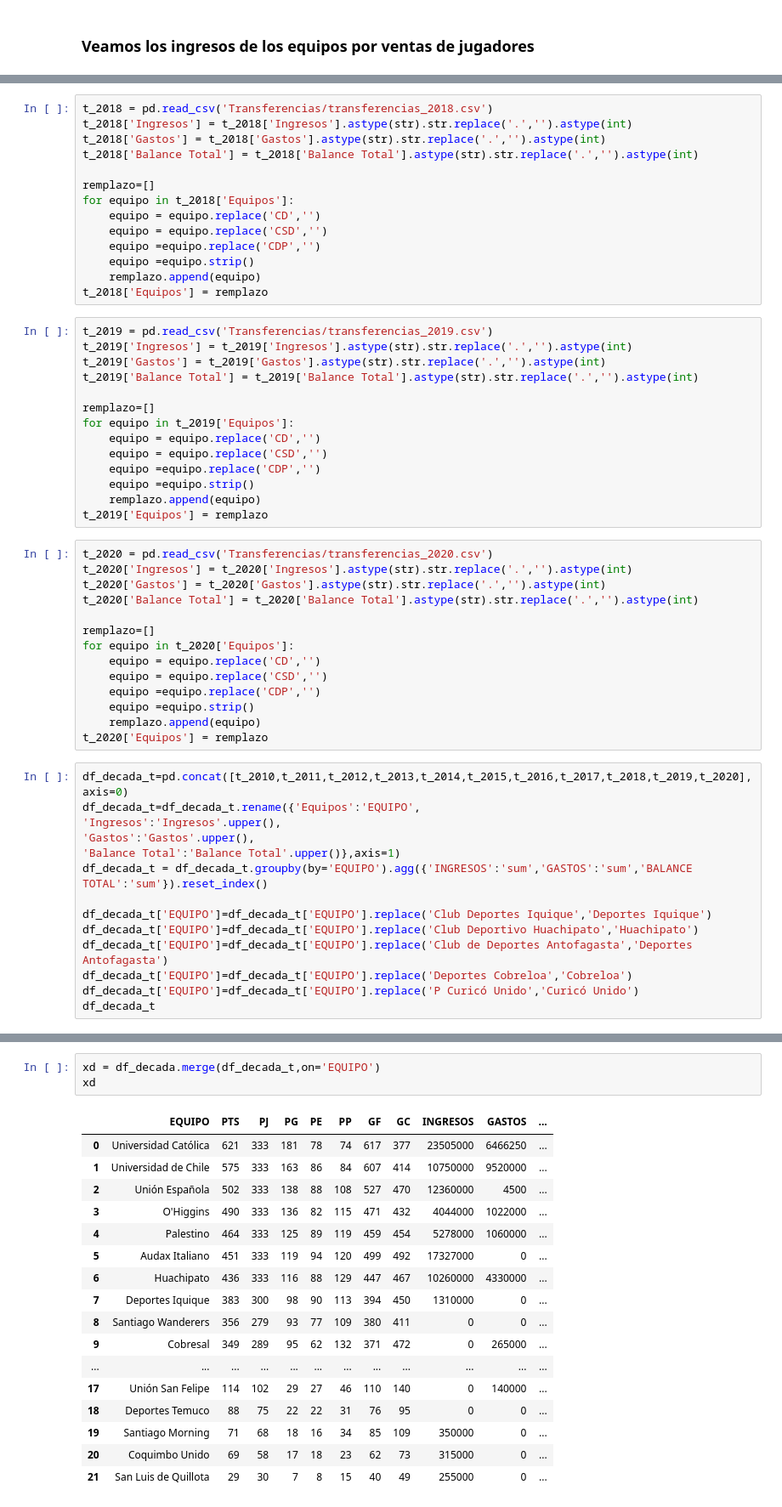
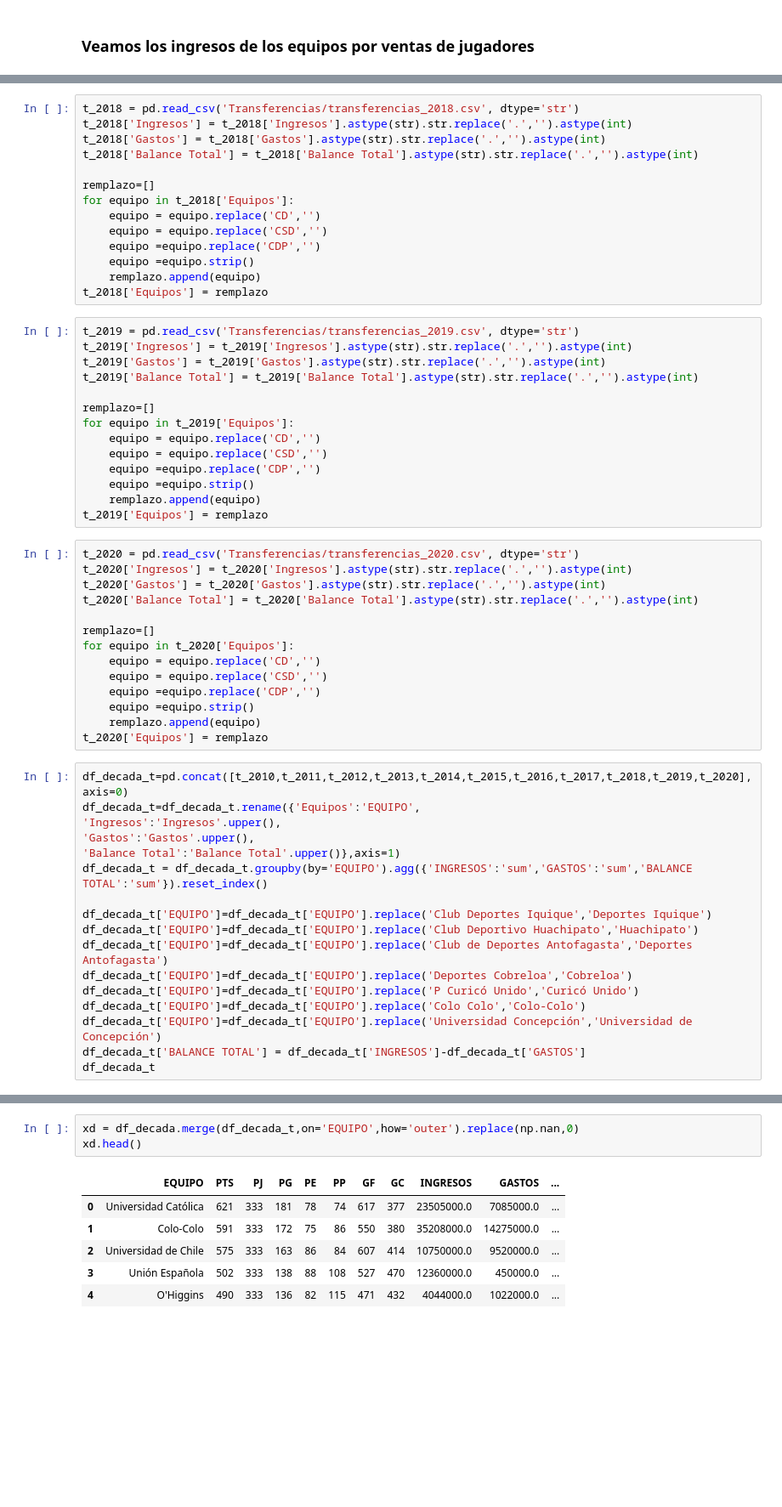
Before and after one commit to fmeza7/Proyecto_Cs_Datos_Grupo_1, a Jupyter notebook: Proyecto.ipynb, the cells around one changed output, grey strips where cells are left out. Shown at 85% size. Drawn from its saved outputs; the diff is of its cells as text; blank space fills up the shorter version.

```diff
--- a/Proyecto.ipynb
+++ b/Proyecto.ipynb
@@ -596,7 +596,7 @@ for equipo in t_2017['Equipos']:
     remplazo.append(equipo)
 t_2017['Equipos'] = remplazo
 # %%
-t_2018 = pd.read_csv('Transferencias/transferencias_2018.csv')
+t_2018 = pd.read_csv('Transferencias/transferencias_2018.csv', dtype='str')
 t_2018['Ingresos'] = t_2018['Ingresos'].astype(str).str.replace('.','').astype(int)
 t_2018['Gastos'] = t_2018['Gastos'].astype(str).str.replace('.','').astype(int)
 t_2018['Balance Total'] = t_2018['Balance Total'].astype(str).str.replace('.','').astype(int)
@@ -610,7 +610,7 @@ for equipo in t_2018['Equipos']:
     remplazo.append(equipo)
 t_2018['Equipos'] = remplazo
 # %%
-t_2019 = pd.read_csv('Transferencias/transferencias_2019.csv')
+t_2019 = pd.read_csv('Transferencias/transferencias_2019.csv', dtype='str')
 t_2019['Ingresos'] = t_2019['Ingresos'].astype(str).str.replace('.','').astype(int)
 t_2019['Gastos'] = t_2019['Gastos'].astype(str).str.replace('.','').astype(int)
 t_2019['Balance Total'] = t_2019['Balance Total'].astype(str).str.replace('.','').astype(int)
@@ -624,7 +624,7 @@ for equipo in t_2019['Equipos']:
     remplazo.append(equipo)
 t_2019['Equipos'] = remplazo
 # %%
-t_2020 = pd.read_csv('Transferencias/transferencias_2020.csv')
+t_2020 = pd.read_csv('Transferencias/transferencias_2020.csv', dtype='str')
 t_2020['Ingresos'] = t_2020['Ingresos'].astype(str).str.replace('.','').astype(int)
 t_2020['Gastos'] = t_2020['Gastos'].astype(str).str.replace('.','').astype(int)
 t_2020['Balance Total'] = t_2020['Balance Total'].astype(str).str.replace('.','').astype(int)
@@ -650,6 +650,9 @@ df_decada_t['EQUIPO']=df_decada_t['EQUIPO'].replace('Club Deportivo Huachipato',
 df_decada_t['EQUIPO']=df_decada_t['EQUIPO'].replace('Club de Deportes Antofagasta','Deportes Antofagasta')
 df_decada_t['EQUIPO']=df_decada_t['EQUIPO'].replace('Deportes Cobreloa','Cobreloa')
 df_decada_t['EQUIPO']=df_decada_t['EQUIPO'].replace('P Curicó Unido','Curicó Unido')
+df_decada_t['EQUIPO']=df_decada_t['EQUIPO'].replace('Colo Colo','Colo-Colo')
+df_decada_t['EQUIPO']=df_decada_t['EQUIPO'].replace('Universidad Concepción','Universidad de Concepción')
+df_decada_t['BALANCE TOTAL'] = df_decada_t['INGRESOS']-df_decada_t['GASTOS']
 df_decada_t
 # %% [output]
 |  | EQUIPO | INGRESOS | GASTOS | BALANCE TOTAL |
@@ -670,26 +673,15 @@ df_decada_t
 | 22 | Unión San Felipe | 0 | 140000 | -140000 |
 | 23 | Ñublense | 40000 | 800000 | -760000 |
 # %%
-xd = df_decada.merge(df_decada_t,on='EQUIPO')
-xd
+xd = df_decada.merge(df_decada_t,on='EQUIPO',how='outer').replace(np.nan,0)
+xd.head()
 # %% [output]
 |  | EQUIPO | PTS | PJ | PG | PE | PP | GF | GC | INGRESOS | GASTOS | ... |
-| 0 | Universidad Católica | 621 | 333 | 181 | 78 | 74 | 617 | 377 | 23505000 | 6466250 | ... |
-| 1 | Universidad de Chile | 575 | 333 | 163 | 86 | 84 | 607 | 414 | 10750000 | 9520000 | ... |
-| 2 | Unión Española | 502 | 333 | 138 | 88 | 108 | 527 | 470 | 12360000 | 4500 | ... |
-| 3 | O'Higgins | 490 | 333 | 136 | 82 | 115 | 471 | 432 | 4044000 | 1022000 | ... |
-| 4 | Palestino | 464 | 333 | 125 | 89 | 119 | 459 | 454 | 5278000 | 1060000 | ... |
-| 5 | Audax Italiano | 451 | 333 | 119 | 94 | 120 | 499 | 492 | 17327000 | 0 | ... |
-| 6 | Huachipato | 436 | 333 | 116 | 88 | 129 | 447 | 467 | 10260000 | 4330000 | ... |
-| 7 | Deportes Iquique | 383 | 300 | 98 | 90 | 113 | 394 | 450 | 1310000 | 0 | ... |
-| 8 | Santiago Wanderers | 356 | 279 | 93 | 77 | 109 | 380 | 411 | 0 | 0 | ... |
-| 9 | Cobresal | 349 | 289 | 95 | 62 | 132 | 371 | 472 | 0 | 265000 | ... |
-| ... | ... | ... | ... | ... | ... | ... | ... | ... | ... | ... | ... |
-| 17 | Unión San Felipe | 114 | 102 | 29 | 27 | 46 | 110 | 140 | 0 | 140000 | ... |
-| 18 | Deportes Temuco | 88 | 75 | 22 | 22 | 31 | 76 | 95 | 0 | 0 | ... |
-| 19 | Santiago Morning | 71 | 68 | 18 | 16 | 34 | 85 | 109 | 350000 | 0 | ... |
-| 20 | Coquimbo Unido | 69 | 58 | 17 | 18 | 23 | 62 | 73 | 315000 | 0 | ... |
-| 21 | San Luis de Quillota | 29 | 30 | 7 | 8 | 15 | 40 | 49 | 255000 | 0 | ... |
+| 0 | Universidad Católica | 621 | 333 | 181 | 78 | 74 | 617 | 377 | 23505000.0 | 7085000.0 | ... |
+| 1 | Colo-Colo | 591 | 333 | 172 | 75 | 86 | 550 | 380 | 35208000.0 | 14275000.0 | ... |
+| 2 | Universidad de Chile | 575 | 333 | 163 | 86 | 84 | 607 | 414 | 10750000.0 | 9520000.0 | ... |
+| 3 | Unión Española | 502 | 333 | 138 | 88 | 108 | 527 | 470 | 12360000.0 | 450000.0 | ... |
+| 4 | O'Higgins | 490 | 333 | 136 | 82 | 115 | 471 | 432 | 4044000.0 | 1022000.0 | ... |
 # %% [markdown]
 #### Referencias:
 * ##### Tabla final de temporada:
```
Also changed, not shown: parts of 9 cells of this notebook, 1 other file.
